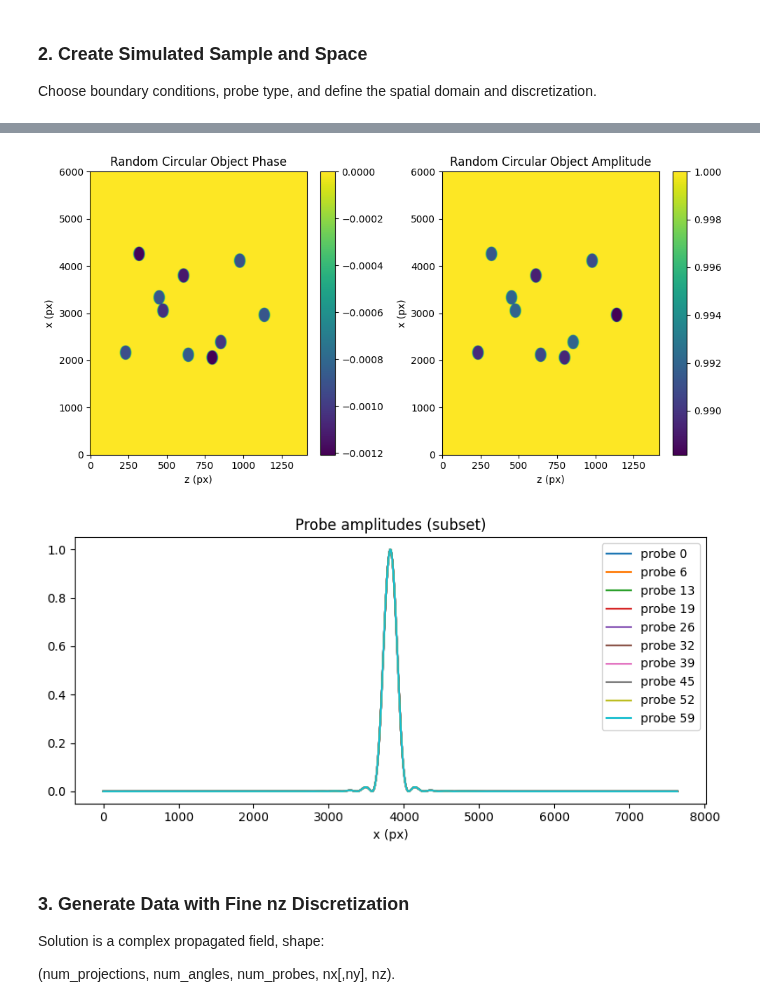
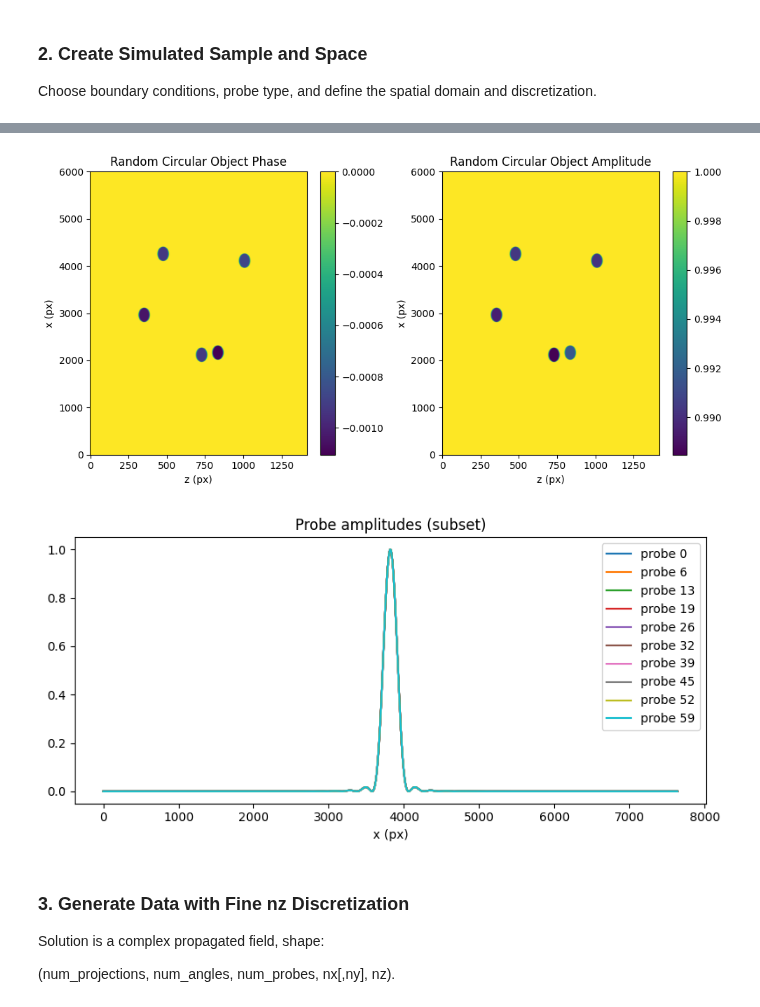
Before and after one commit to bryceshirley/thick_ptycho, a Jupyter notebook: notebooks/2D_examples/1_generate_simulated_data_petsc.ipynb, the cells around one changed output, grey strips where cells are left out. Drawn from its saved outputs; the diff is of its cells as text; code cells hidden in the pictures.

```diff
--- a/notebooks/2D_examples/1_generate_simulated_data_petsc.ipynb
+++ b/notebooks/2D_examples/1_generate_simulated_data_petsc.ipynb
@@ -114,15 +114,15 @@ Padding/Overlap: 3601
 # %%
 ptycho_object = create_ptycho_object(simulation_space)
 
-ptycho_object = create_random_circle_object(simulation_space, ptycho_object)
+ptycho_object = create_random_circle_object(simulation_space, ptycho_object,num_circles=5)
 
 
 # --- Create a set of Simulated Ptycho Probes (not dependent on number of slices/steps) ---
 ptycho_probes = create_ptycho_probes(simulation_space)
 
 plot_probes(simulation_space, ptycho_probes)
 # %% [output]
-[figure, old version]
+[figure, new version]
 [figure]
 # %% [markdown]
 ### 3. Generate Data with Fine nz Discretization
```
Also changed, not shown: parts of 7 cells of this notebook, 4 other files.
